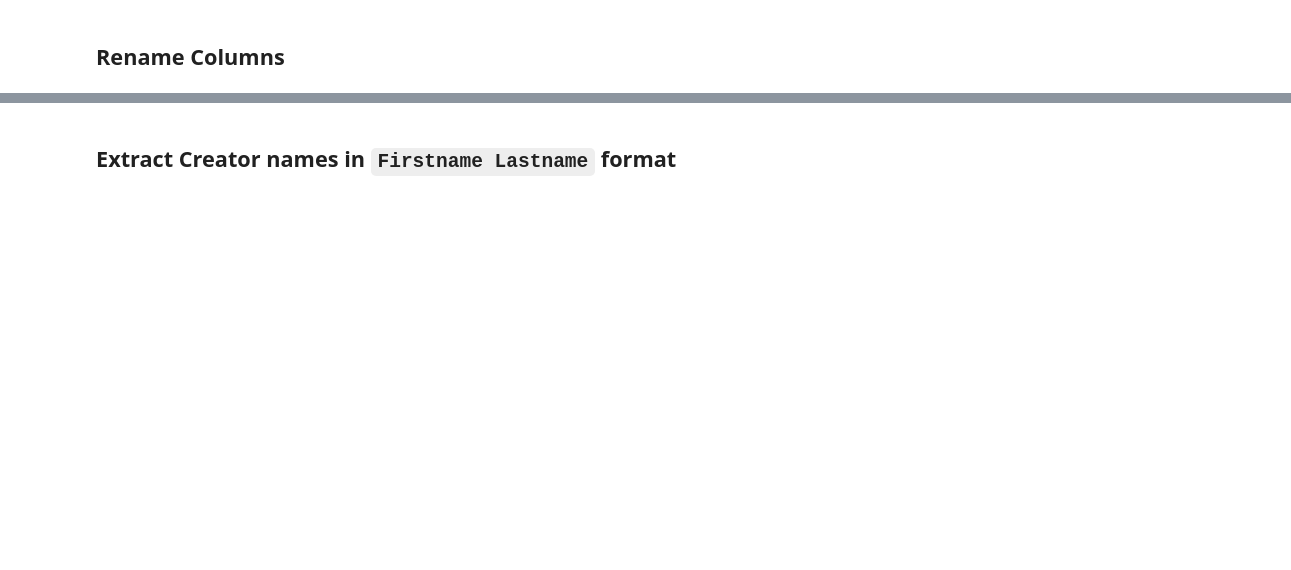
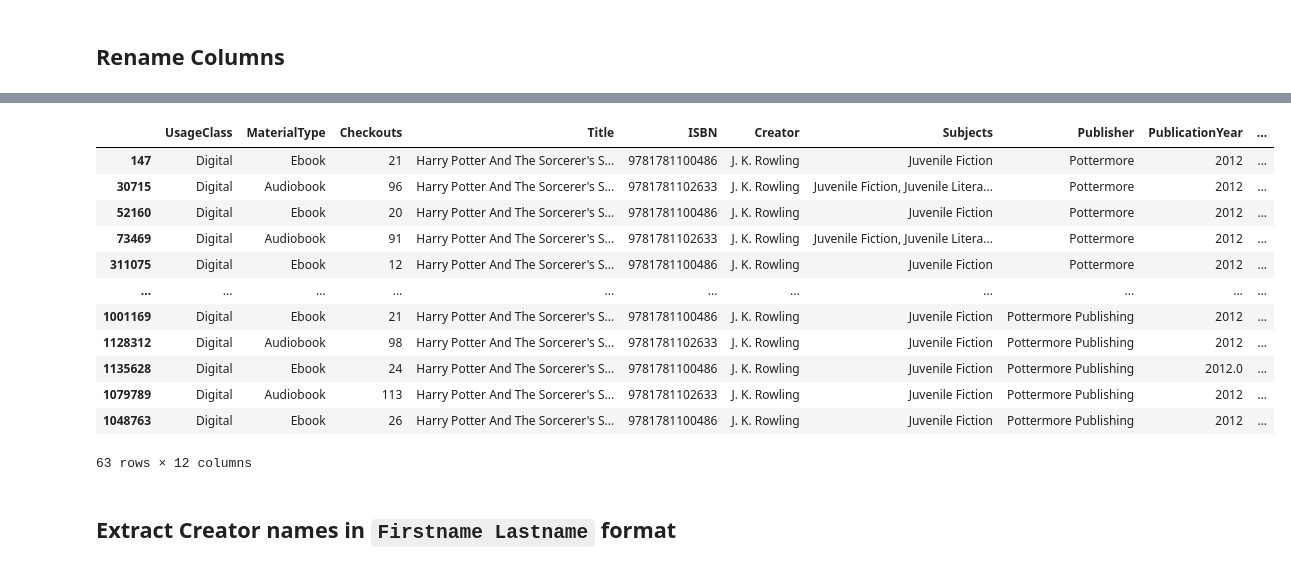
Before and after one commit to rm-pearson/NSS-capstone, a Jupyter notebook: Notebooks/data cleaning.ipynb, the cells around one changed output, grey strips where cells are left out. Cells and saved outputs as stored; diff of their text form; code cells hidden in the pictures; blank space fills up the shorter version.

```diff
--- a/Notebooks/data cleaning.ipynb
+++ b/Notebooks/data cleaning.ipynb
@@ -25,2 +91,18 @@ juvenile_df['CheckoutDate'] = juvenile_df['CheckoutYear'].astype(str) + '-' + ju
+# %%
+juvenile_df.loc[(juvenile_df.Title == "Harry Potter And The Sorcerer's Stone") & (juvenile_df.UsageClass == 'Digital')].sort_values('CheckoutDate')
+# %% [output]
+|  | UsageClass | MaterialType | Checkouts | Title | ISBN | Creator | Subjects | Publisher | PublicationYear | ... |
+| 147 | Digital | Ebook | 21 | Harry Potter And The Sorcerer's S... | 9781781100486 | J. K. Rowling | Juvenile Fiction | Pottermore | 2012 | ... |
+| 30715 | Digital | Audiobook | 96 | Harry Potter And The Sorcerer's S... | 9781781102633 | J. K. Rowling | Juvenile Fiction, Juvenile Litera... | Pottermore | 2012 | ... |
+| 52160 | Digital | Ebook | 20 | Harry Potter And The Sorcerer's S... | 9781781100486 | J. K. Rowling | Juvenile Fiction | Pottermore | 2012 | ... |
+| 73469 | Digital | Audiobook | 91 | Harry Potter And The Sorcerer's S... | 9781781102633 | J. K. Rowling | Juvenile Fiction, Juvenile Litera... | Pottermore | 2012 | ... |
+| 311075 | Digital | Ebook | 12 | Harry Potter And The Sorcerer's S... | 9781781100486 | J. K. Rowling | Juvenile Fiction | Pottermore | 2012 | ... |
+| ... | ... | ... | ... | ... | ... | ... | ... | ... | ... | ... |
+| 1001169 | Digital | Ebook | 21 | Harry Potter And The Sorcerer's S... | 9781781100486 | J. K. Rowling | Juvenile Fiction | Pottermore Publishing | 2012 | ... |
+| 1128312 | Digital | Audiobook | 98 | Harry Potter And The Sorcerer's S... | 9781781102633 | J. K. Rowling | Juvenile Fiction | Pottermore Publishing | 2012 | ... |
+| 1135628 | Digital | Ebook | 24 | Harry Potter And The Sorcerer's S... | 9781781100486 | J. K. Rowling | Juvenile Fiction | Pottermore Publishing | 2012.0 | ... |
+| 1079789 | Digital | Audiobook | 113 | Harry Potter And The Sorcerer's S... | 9781781102633 | J. K. Rowling | Juvenile Fiction | Pottermore Publishing | 2012 | ... |
+| 1048763 | Digital | Ebook | 26 | Harry Potter And The Sorcerer's S... | 9781781100486 | J. K. Rowling | Juvenile Fiction | Pottermore Publishing | 2012 | ... |
+63 rows × 12 columns
 # %% [markdown]
 ## Extract Creator names in `Firstname Lastname` format
```
Also changed, not shown: parts of 33 cells of this notebook, 1 other file.
